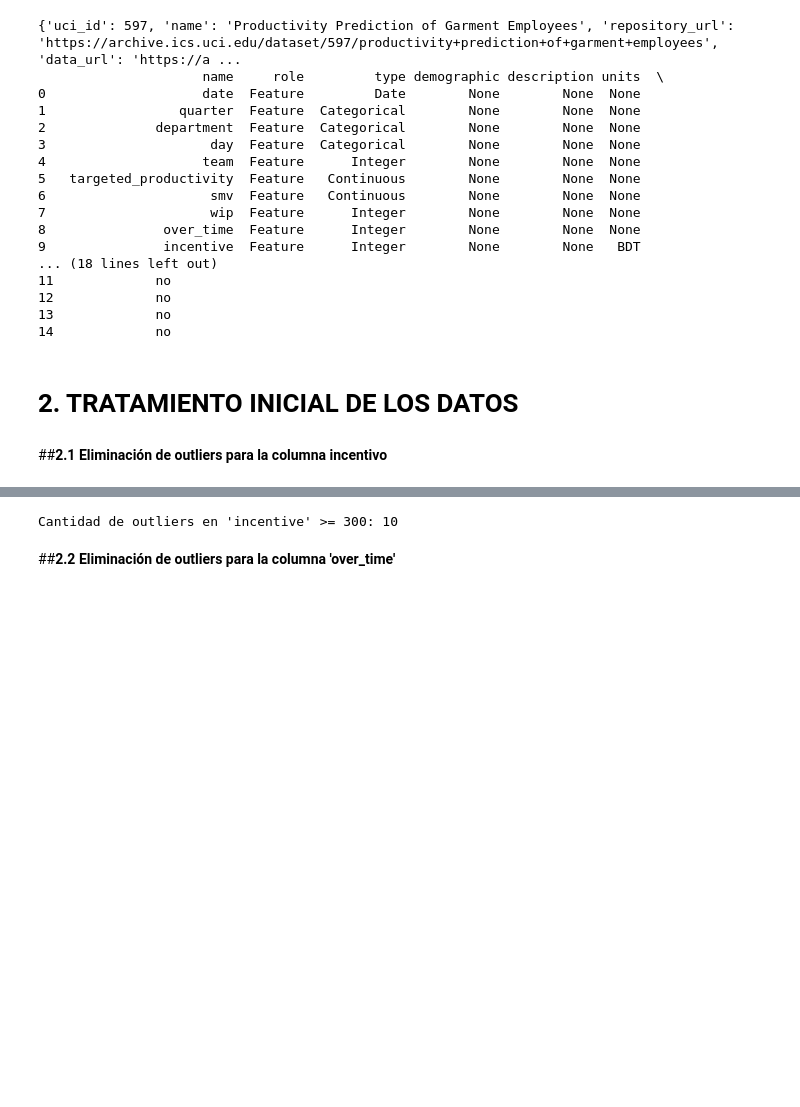
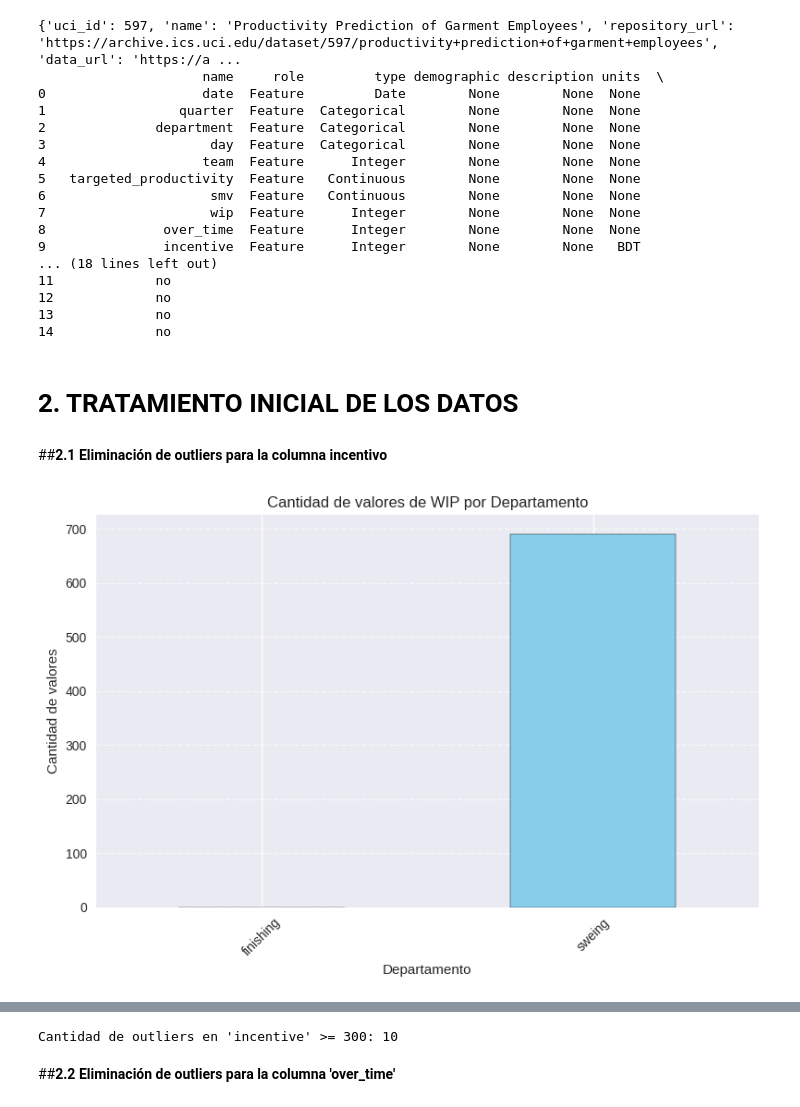
Before and after one commit to apovisr/PUCP_machine-learning, a Jupyter notebook: garment_productivity.ipynb, the cells around one changed output, grey strips where cells are left out. Drawn from its saved outputs; the diff is of its cells as text; code cells hidden in the pictures; blank space fills up the shorter version.

```diff
--- a/garment_productivity.ipynb
+++ b/garment_productivity.ipynb
@@ -71,3 +72,18 @@ print(productivity_prediction_of_garment_employees.variables)
 # **2. TRATAMIENTO INICIAL DE LOS DATOS**
 # %% [markdown]
 ##**2.1 Eliminación de outliers para la columna incentivo**
+# %%
+# Contar la cantidad de valores de 'wip' por 'department'
+wip_counts = X.groupby('department')['wip'].count()
+
+# Graficar los resultados
+wip_counts.plot(kind='bar', color='skyblue', edgecolor='black')
+plt.title('Cantidad de valores de WIP por Departamento')
+plt.xlabel('Departamento')
+plt.ylabel('Cantidad de valores')
+plt.xticks(rotation=45)
+plt.grid(axis='y', linestyle='--', alpha=0.7)
+plt.tight_layout()
+plt.show()
+# %% [output]
+[figure, added]
```
Also changed, not shown: parts of 32 cells of this notebook.
